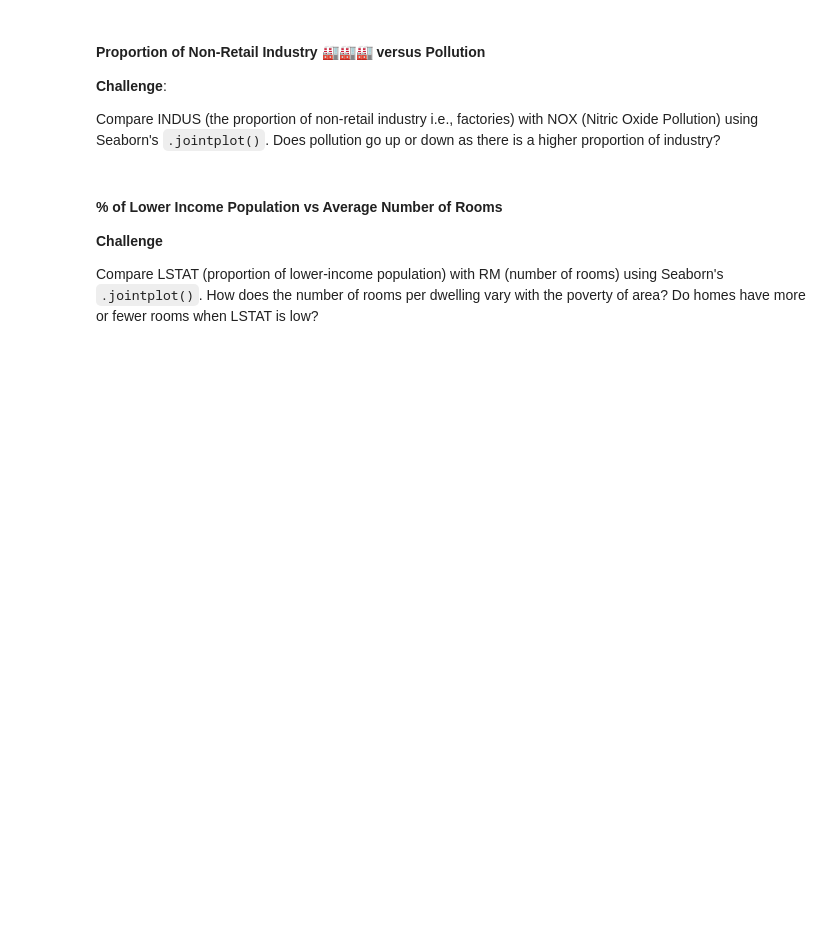
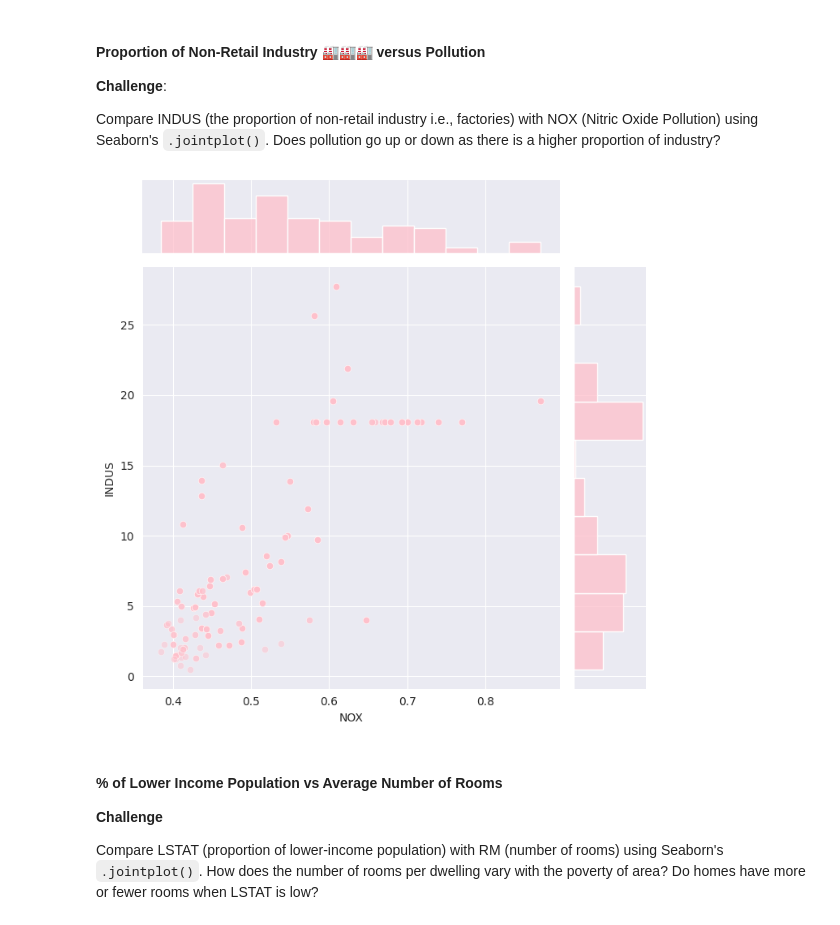
Before and after one commit to Soulbolt/Day-81-Capstone-Project-Predict-house-prices, a Jupyter notebook: Multivariable_Regression_and_Valuation_Model_(start).ipynb, the cells around one changed output. Cells and saved outputs as stored; diff of their text form; code cells hidden in the pictures; blank space fills up the shorter version.

```diff
--- a/Multivariable_Regression_and_Valuation_Model_(start).ipynb
+++ b/Multivariable_Regression_and_Valuation_Model_(start).ipynb
@@ -269,6 +272,12 @@ Compare DIS (Distance from employment) with NOX (Nitric Oxide Pollution) using S
 **Challenge**:
 
 Compare INDUS (the proportion of non-retail industry i.e., factories) with NOX (Nitric Oxide Pollution) using Seaborn's `.jointplot()`. Does pollution go up or down as there is a higher proportion of industry?
+# %%
+with sns.axes_style("darkgrid"):
+    sns.jointplot(x=data.NOX, y=data.INDUS, height=7, color="pink", joint_kws={"alpha": 0.5})
+plt.show()
+# %% [output]
+[figure, added]
 # %% [markdown]
 #### % of Lower Income Population vs Average Number of Rooms
 
```
Also changed, not shown: parts of 3 cells of this notebook.
